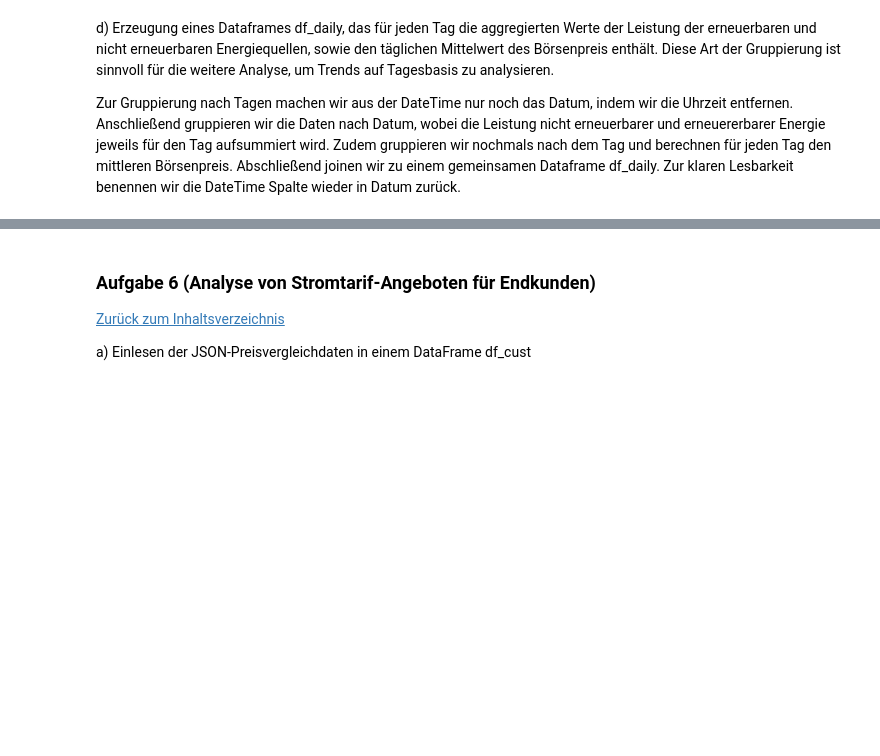
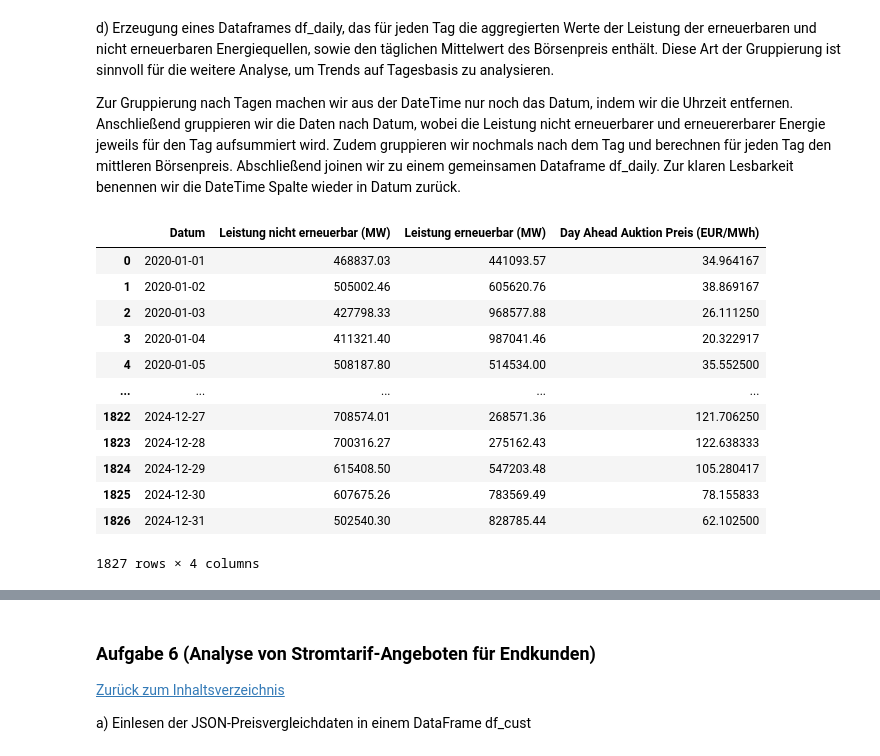
Before and after one commit to SebJana/DAT, a Jupyter notebook: jana_sebastian_jana_sophie.ipynb, the cells around one changed output, grey strips where cells are left out. Drawn from its saved outputs; the diff is of its cells as text; code cells hidden in the pictures; blank space fills up the shorter version.

```diff
--- a/jana_sebastian_jana_sophie.ipynb
+++ b/jana_sebastian_jana_sophie.ipynb
@@ -87,15 +120,29 @@ d) Erzeugung eines Dataframes df_daily, das für jeden Tag die aggregierten Wert
 
 Zur Gruppierung nach Tagen machen wir aus der DateTime nur noch das Datum, indem wir die Uhrzeit entfernen. Anschließend gruppieren wir die Daten nach Datum, wobei die Leistung nicht erneuerbarer und erneuererbarer Energie jeweils für den Tag aufsummiert wird. Zudem gruppieren wir nochmals nach dem Tag und berechnen für jeden Tag den mittleren Börsenpreis. Abschließend joinen wir zu einem gemeinsamen Dataframe df_daily. Zur klaren Lesbarkeit benennen wir die DateTime Spalte wieder in Datum zurück.
 # %%
-df_hourly ['DateTime'] = df_hourly['DateTime'].dt.date
+#df_hourly ['DateTime'] = df_hourly['DateTime'].dt.date
 
-df_daily = df_hourly.groupby('DateTime')[["Leistung nicht erneuerbar (MW)", 'Leistung erneuerbar (MW)' ]].sum()
+df_daily = df_hourly.groupby('DateTime')[['Leistung nicht erneuerbar (MW)', 'Leistung erneuerbar (MW)' ]].sum()
 
 df_mean = df_hourly.groupby('DateTime')['Day Ahead Auktion Preis (EUR/MWh)'].mean()
 
-df_daily = df_daily.join(df_mean).reset_index()
+df_daily = pd.merge(df_daily, df_mean, on='DateTime', how='left').reset_index()
 
 # Rename column DateTime in Date
 df_daily = df_daily.rename(columns = {"DateTime": "Datum"})
 
 df_daily
+# %% [output]
+|  | Datum | Leistung nicht erneuerbar (MW) | Leistung erneuerbar (MW) | Day Ahead Auktion Preis (EUR/MWh) |
+| 0 | 2020-01-01 | 468837.03 | 441093.57 | 34.964167 |
+| 1 | 2020-01-02 | 505002.46 | 605620.76 | 38.869167 |
+| 2 | 2020-01-03 | 427798.33 | 968577.88 | 26.111250 |
+| 3 | 2020-01-04 | 411321.40 | 987041.46 | 20.322917 |
+| 4 | 2020-01-05 | 508187.80 | 514534.00 | 35.552500 |
+| ... | ... | ... | ... | ... |
+| 1822 | 2024-12-27 | 708574.01 | 268571.36 | 121.706250 |
+| 1823 | 2024-12-28 | 700316.27 | 275162.43 | 122.638333 |
+| 1824 | 2024-12-29 | 615408.50 | 547203.48 | 105.280417 |
+| 1825 | 2024-12-30 | 607675.26 | 783569.49 | 78.155833 |
+| 1826 | 2024-12-31 | 502540.30 | 828785.44 | 62.102500 |
+1827 rows × 4 columns
```
Also changed, not shown: parts of 9 cells of this notebook.
